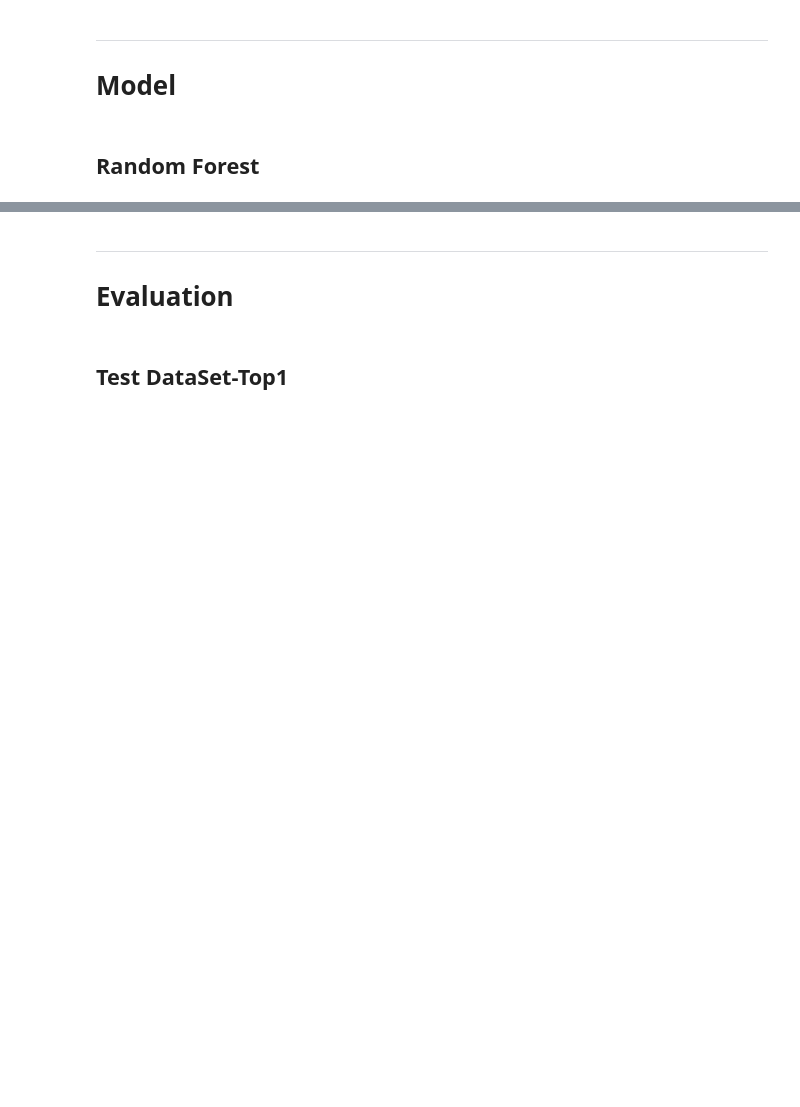
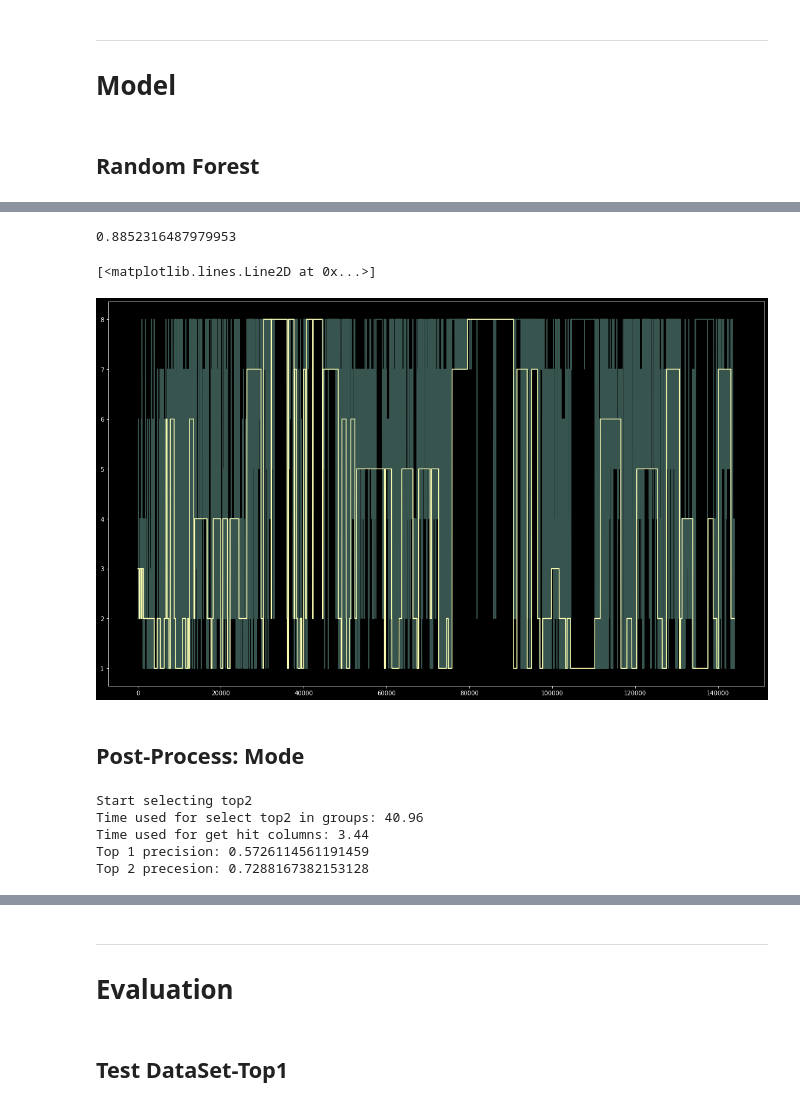
Before and after one commit to Ryanna-github/SHL2021, a Jupyter notebook: 2021-05-18_model_single.ipynb, the cells around one changed output, grey strips where cells are left out. Cells and saved outputs as stored; diff of their text form; code cells hidden in the pictures; blank space fills up the shorter version.

Commit message:
mode

```diff
--- a/2021-05-18_model_single.ipynb
+++ b/2021-05-18_model_single.ipynb
@@ -126,0 +229,21 @@ Stack trace:
+# %%
+roc_auc_score(label_binarize(y_val - 1, classes = list(range(8))), pred_prob_lgb_val, average='micro')
+# %% [output]
+0.8852316487979953
+# %%
+plt.figure(figsize = [20, 12])
+plt.plot(pred_lgb_val, alpha = 0.4)
+plt.plot(y_val)
+# %% [output]
+[<matplotlib.lines.Line2D at 0x...>]
+[figure, added]
+# %% [markdown]
+## Post-Process: Mode
+# %%
+pred_df_lgb = eval_df_top2(y_val, pred_prob_lgb_val, pred_lgb_val)
+# %% [output]
+Start selecting top2
+Time used for select top2 in groups: 40.96
+Time used for get hit columns: 3.44
+Top 1 precision: 0.5726114561191459
+Top 2 precesion: 0.7288167382153128
```
Also changed, not shown: parts of 62 cells of this notebook, 1 other file.
